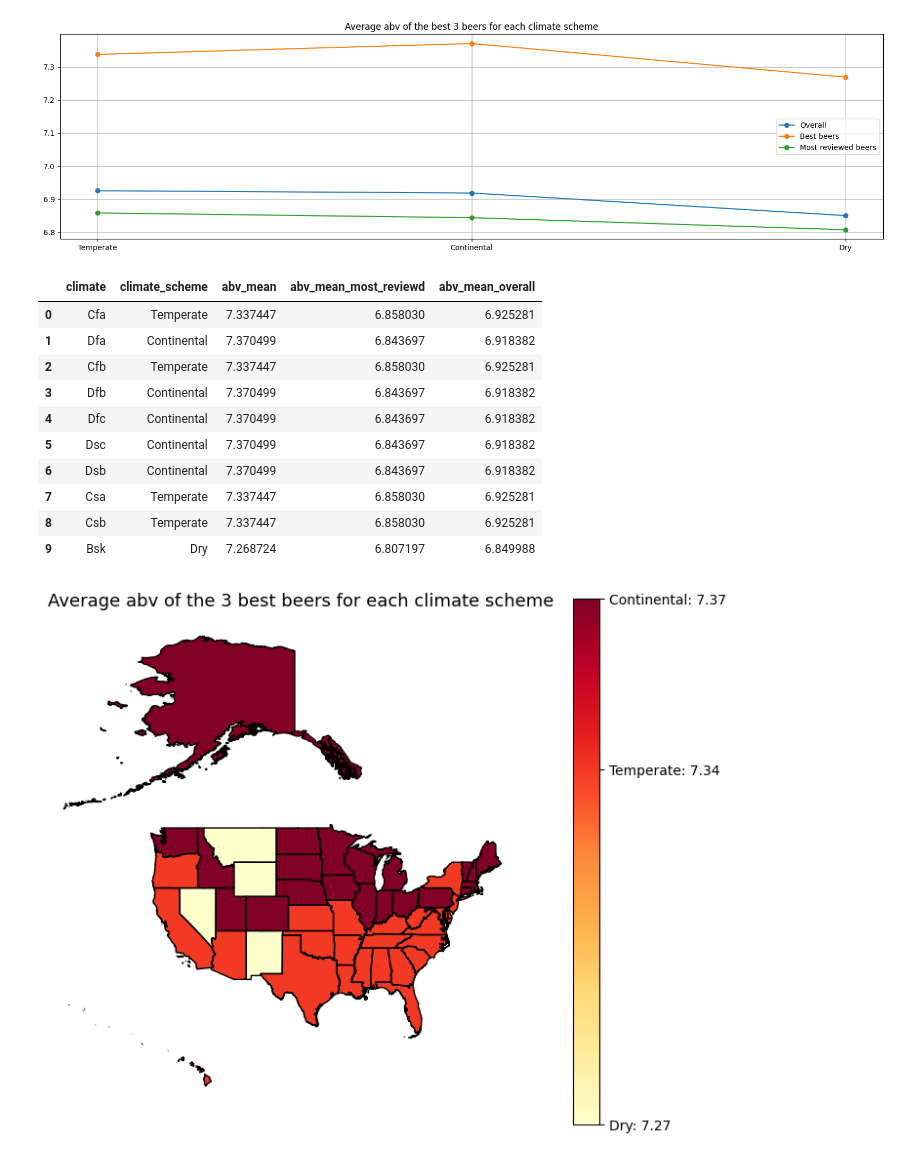
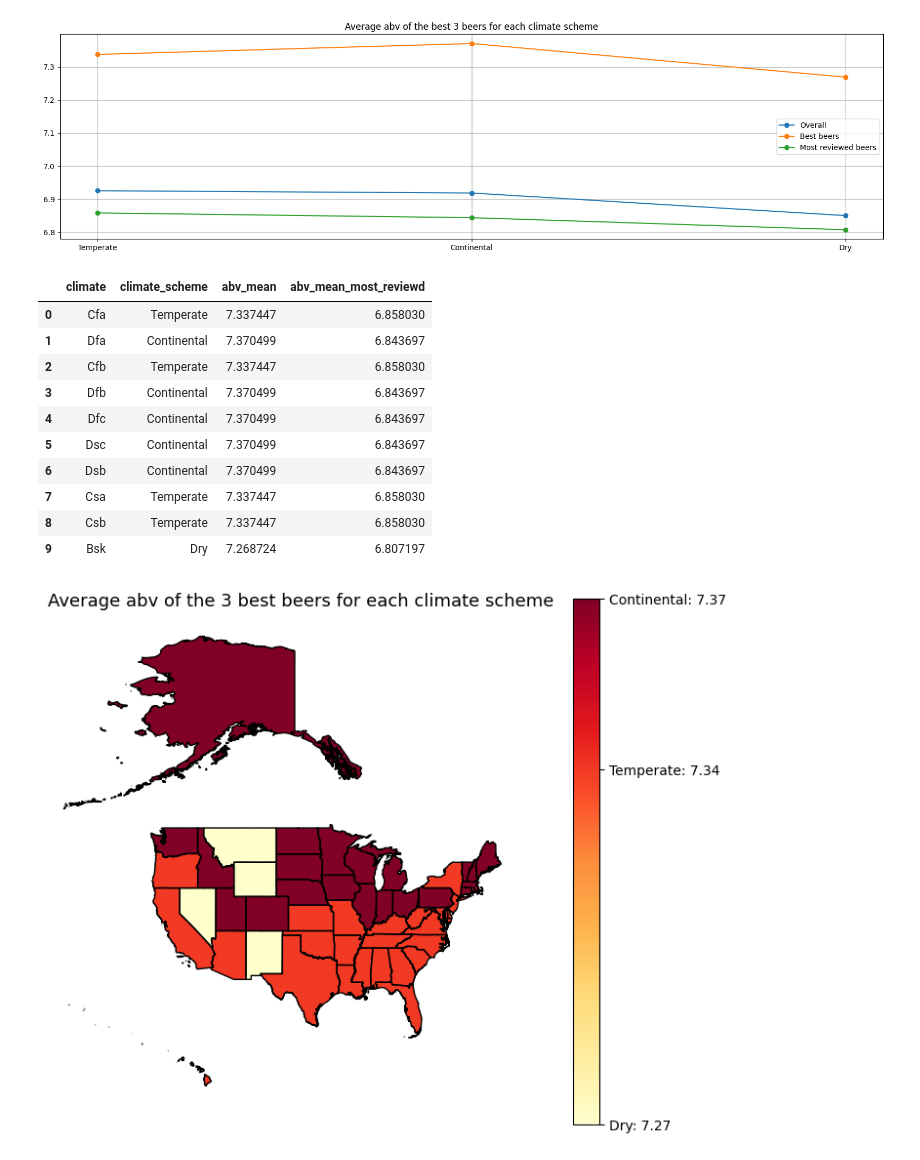
Before and after one commit to epfl-ada/ada-2023-project-riskybiscuits, a Jupyter notebook: abv_and_climate.ipynb, the cells around one changed output. Cells and saved outputs as stored; diff of their text form; code cells hidden in the pictures.

```diff
--- a/abv_and_climate.ipynb
+++ b/abv_and_climate.ipynb
@@ -466,38 +466,35 @@ plt.show()
 # %%
 # load the df with the climate classified
 climate_classified = pd.read_csv("data/climate_classified.csv")
 
 # create a df with all the cliate in a column,
 # in the second the corresponding climate scheme a
 climate_names = pd.DataFrame(us_abv_ratings["climate"].unique(), columns=["climate"])
 climate_names["climate_scheme"] = climate_names["climate"].map(
     climate_classified.set_index("climate")["scheme"]
 )
 # in the third the average abv of the best 3 beers for each climate scheme
 climate_names["abv_mean"] = climate_names["climate_scheme"].map(best_beers_scheme_abv)
 
 # in the fourth the average abv of the most reviewed beers for each climate scheme
 climate_names["abv_mean_most_reviewd"] = climate_names["climate_scheme"].map(
     most_reviewed_scheme_abv
 )
 
-# in the fifth the average abv of all the beers for each climate scheme
-climate_names["abv_mean_overall"] = climate_names["climate_scheme"].map(
-    mean_abv_overall
-)
+
 climate_names.head(10)
 # %% [output]
-|  | climate | climate_scheme | abv_mean | abv_mean_most_reviewd | abv_mean_overall |
-| 0 | Cfa | Temperate | 7.337447 | 6.858030 | 6.925281 |
-| 1 | Dfa | Continental | 7.370499 | 6.843697 | 6.918382 |
-| 2 | Cfb | Temperate | 7.337447 | 6.858030 | 6.925281 |
-| 3 | Dfb | Continental | 7.370499 | 6.843697 | 6.918382 |
-| 4 | Dfc | Continental | 7.370499 | 6.843697 | 6.918382 |
-| 5 | Dsc | Continental | 7.370499 | 6.843697 | 6.918382 |
-| 6 | Dsb | Continental | 7.370499 | 6.843697 | 6.918382 |
-| 7 | Csa | Temperate | 7.337447 | 6.858030 | 6.925281 |
-| 8 | Csb | Temperate | 7.337447 | 6.858030 | 6.925281 |
-| 9 | Bsk | Dry | 7.268724 | 6.807197 | 6.849988 |
+|  | climate | climate_scheme | abv_mean | abv_mean_most_reviewd |
+| 0 | Cfa | Temperate | 7.337447 | 6.858030 |
+| 1 | Dfa | Continental | 7.370499 | 6.843697 |
+| 2 | Cfb | Temperate | 7.337447 | 6.858030 |
+| 3 | Dfb | Continental | 7.370499 | 6.843697 |
+| 4 | Dfc | Continental | 7.370499 | 6.843697 |
+| 5 | Dsc | Continental | 7.370499 | 6.843697 |
+| 6 | Dsb | Continental | 7.370499 | 6.843697 |
+| 7 | Csa | Temperate | 7.337447 | 6.858030 |
+| 8 | Csb | Temperate | 7.337447 | 6.858030 |
+| 9 | Bsk | Dry | 7.268724 | 6.807197 |
 # %%
 plot_climate_stats(
     climate_names,
```
Also changed, not shown: parts of 6 cells of this notebook.
